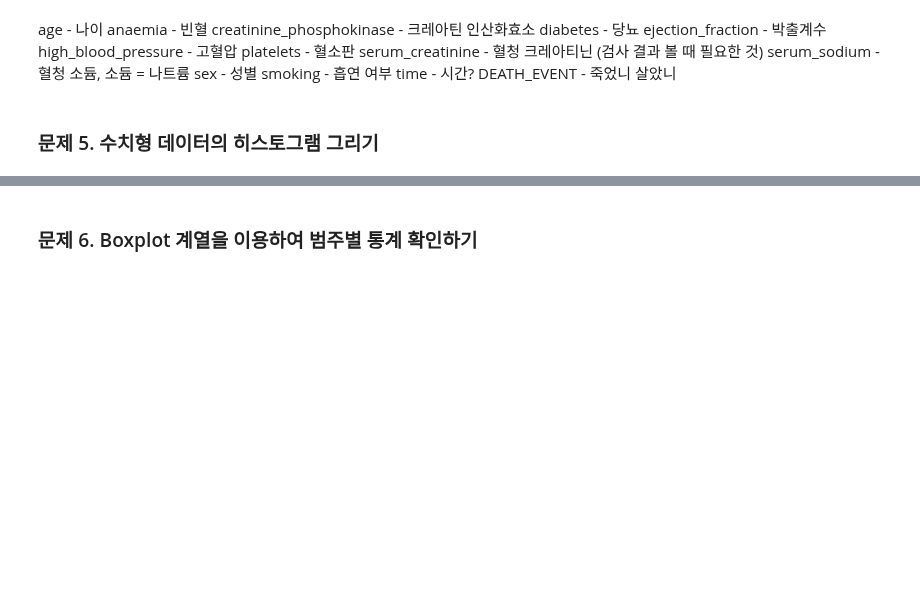
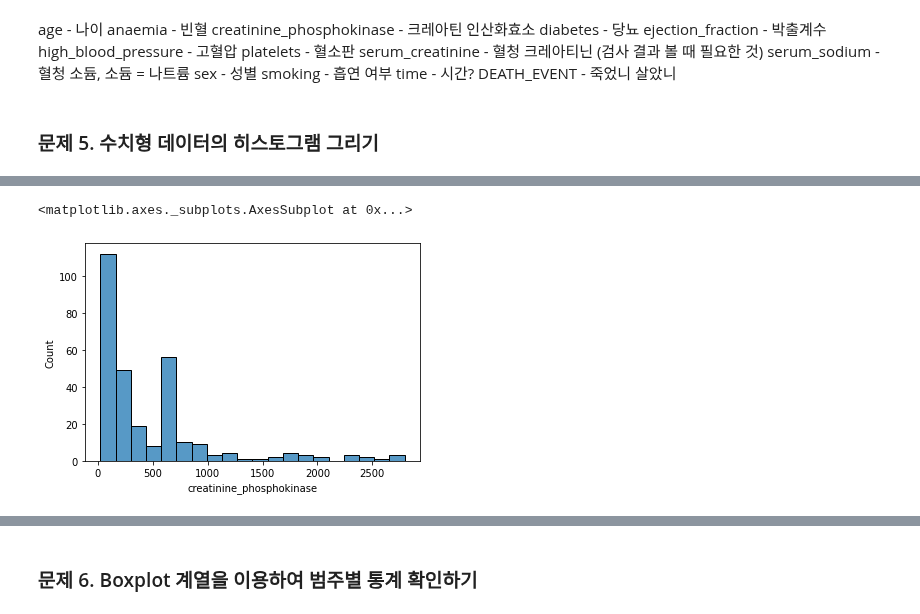
Before and after one commit to lhshs/2022_YDS2, a Jupyter notebook: ML_Classification/Chapter_01_데이터_분석으로_심부전증을_예방할_수_있을까(문제).ipynb, the cells around one changed output, grey strips where cells are left out. Drawn from its saved outputs; the diff is of its cells as text; code cells hidden in the pictures; blank space fills up the shorter version.

```diff
--- a/ML_Classification/Chapter_01_데이터_분석으로_심부전증을_예방할_수_있을까(문제).ipynb
+++ b/ML_Classification/Chapter_01_데이터_분석으로_심부전증을_예방할_수_있을까(문제).ipynb
@@ -125,0 +201,7 @@ sns.histplot(data=df, x = 'anaemia')
+# %%
+# outlier가 많은 creatinine_phosphokinase 범위 정해서 보기
+
+sns.histplot(data=df.loc[df['creatinine_phosphokinase'] < 3000, 'creatinine_phosphokinase'])
+# %% [output]
+<matplotlib.axes._subplots.AxesSubplot at 0x...>
+[figure, added]
```
Also changed, not shown: parts of 34 cells of this notebook.
